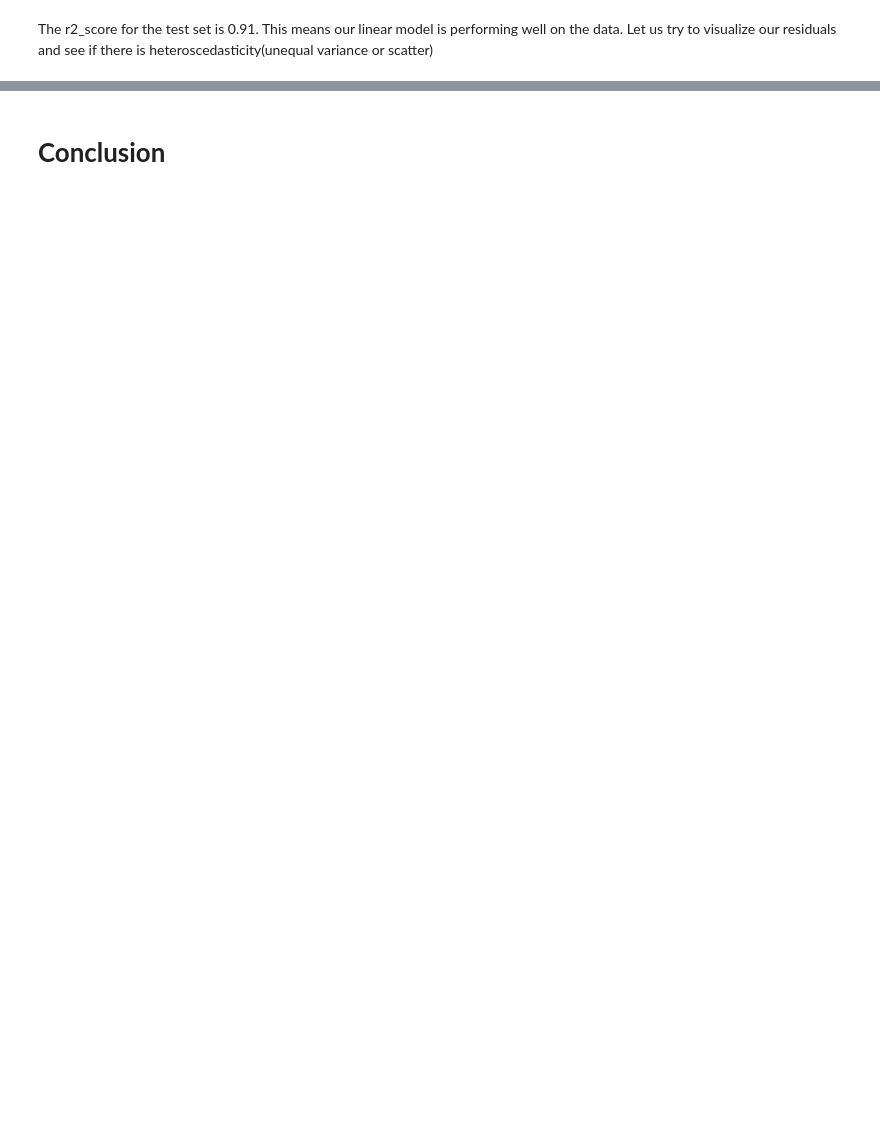
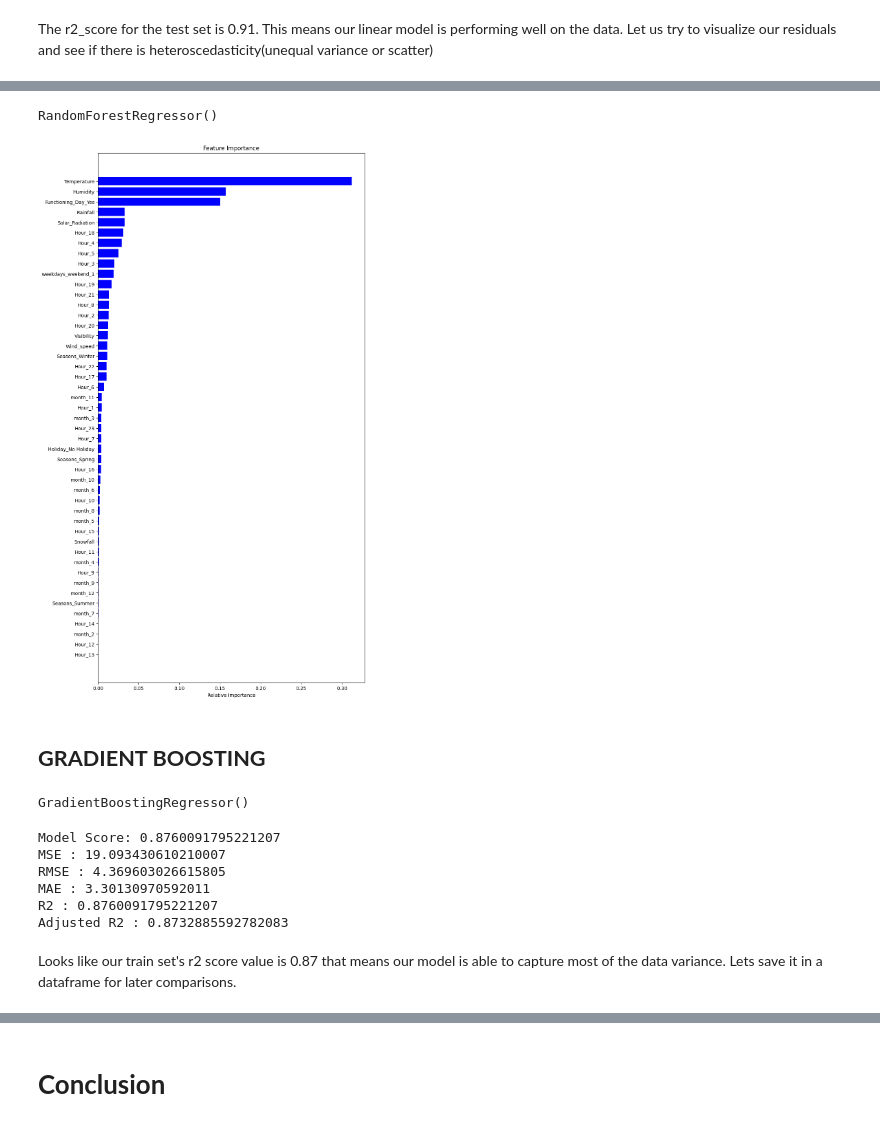
Before and after one commit to Dharitri-2022ds/ML-Capstone, a Jupyter notebook: Almabetter_Module_6_capstone_ML_project_.ipynb, the cells around one changed output, grey strips where cells are left out. Cells and saved outputs as stored; diff of their text form; code cells hidden in the pictures; blank space fills up the shorter version.

```diff
--- a/Almabetter_Module_6_capstone_ML_project_.ipynb
+++ b/Almabetter_Module_6_capstone_ML_project_.ipynb
@@ -2104,0 +1940,32 @@ Answer Here.
+# %%
+#FIT THE MODEL
+rf_model.fit(X_train,y_train)
+# %% [output]
+RandomForestRegressor()
+# %%
+features = X_train.columns
+importances = rf_model.feature_importances_
+indices = np.argsort(importances)
+# %%
+#Plot the figure
+plt.figure(figsize=(10,20))
+plt.title('Feature Importance')
+plt.barh(range(len(indices)), importances[indices], color='blue', align='center')
+plt.yticks(range(len(indices)), [features[i] for i in indices])
+plt.xlabel('Relative Importance')
+
+plt.show()
+# %% [output]
+[figure, added]
+# %% [markdown]
+## **GRADIENT BOOSTING**
+# %%
+#import the packages
+from sklearn.ensemble import GradientBoostingRegressor
+# Create an instance of the GradientBoostingRegressor
+gb_model = GradientBoostingRegressor()
+
+
+gb_model.fit(X_train,y_train)
+# %% [output]
+GradientBoostingRegressor()
@@ -2104,0 +1977,34 @@ Answer Here.
+# %%
+#import the packages
+from sklearn.metrics import mean_squared_error
+print("Model Score:",gb_model.score(X_train,y_train))
+#calculate MSE
+MSE_gb= mean_squared_error(y_train, y_pred_train_g)
+print("MSE :",MSE_gb)
+
+#calculate RMSE
+RMSE_gb=np.sqrt(MSE_gb)
+print("RMSE :",RMSE_gb)
+
+
+#calculate MAE
+MAE_gb= mean_absolute_error(y_train, y_pred_train_g)
+print("MAE :",MAE_gb)
+
+
+#import the packages
+from sklearn.metrics import r2_score
+#calculate r2 and adjusted r2
+r2_gb= r2_score(y_train, y_pred_train_g)
+print("R2 :",r2_gb)
+Adjusted_R2_gb = (1-(1-r2_score(y_train, y_pred_train_g))*((X_test.shape[0]-1)/(X_test.shape[0]-X_test.shape[1]-1)) )
+print("Adjusted R2 :",1-(1-r2_score(y_train, y_pred_train_g))*((X_test.shape[0]-1)/(X_test.shape[0]-X_test.shape[1]-1)) )
+# %% [output]
+Model Score: 0.8760091795221207
+MSE : 19.093430610210007
+RMSE : 4.369603026615805
+MAE : 3.30130970592011
+R2 : 0.8760091795221207
+Adjusted R2 : 0.8732885592782083
+# %% [markdown]
+Looks like our train set's r2 score value is 0.87 that means our model is able to capture most of the data variance. Lets save it in a dataframe for later comparisons.
```
Also changed, not shown: parts of 170 cells of this notebook.
